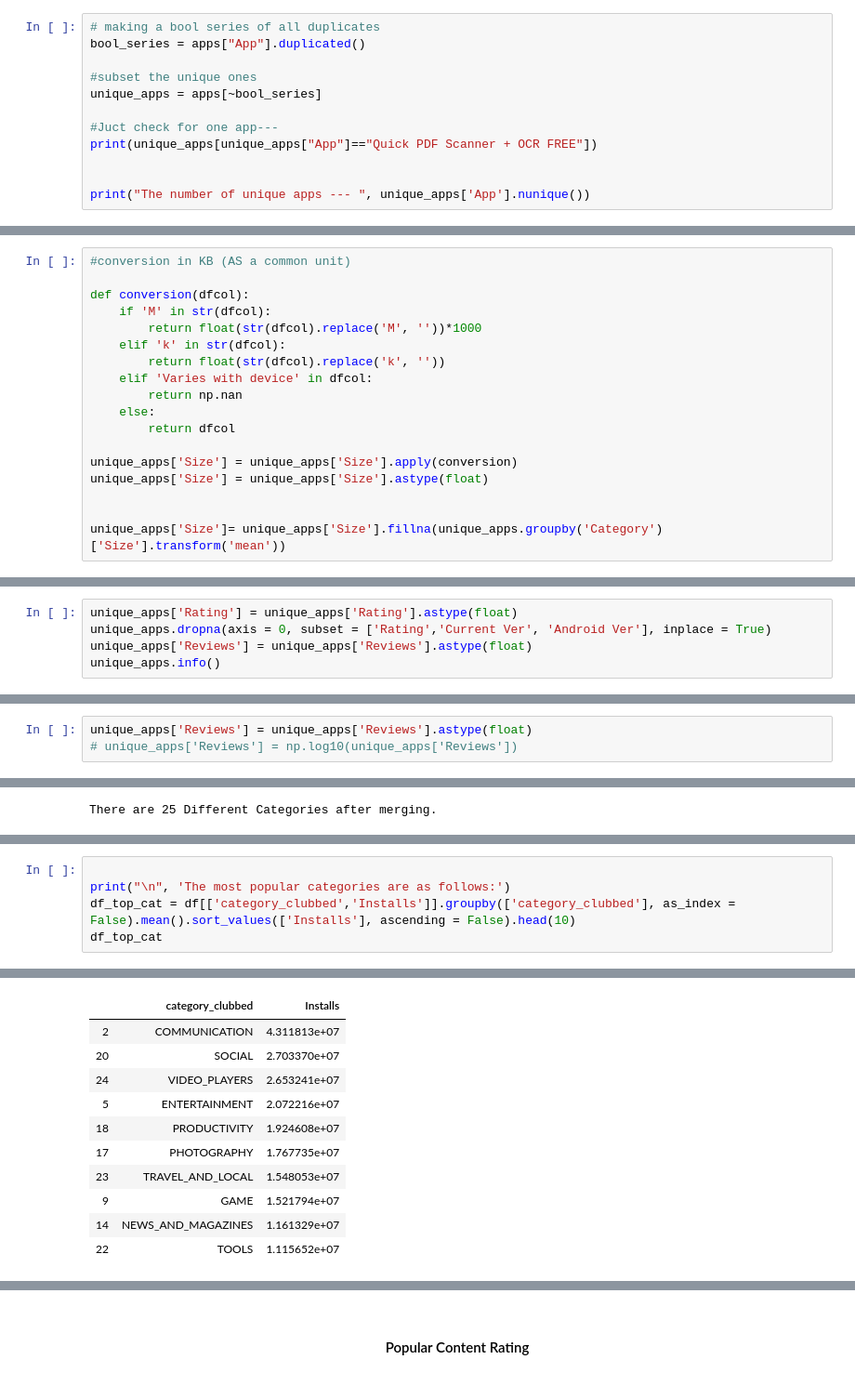
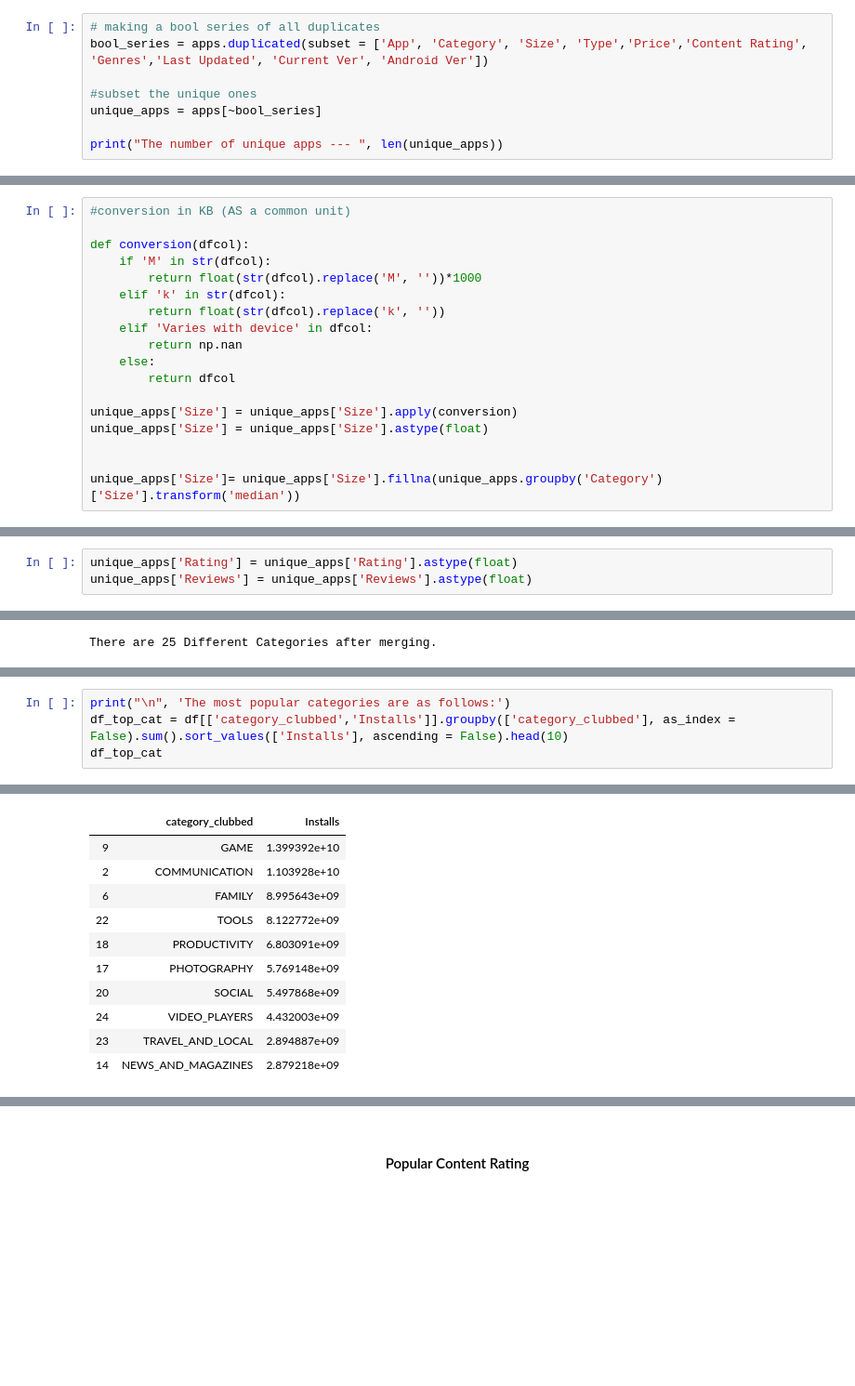
Before and after one commit to satarupa5/GooglePlayStore, a Jupyter notebook: EDA_Final.ipynb, the cells around one changed output, grey strips where cells are left out. Shown at 93% size. Drawn from its saved outputs; the diff is of its cells as text; blank space fills up the shorter version.

```diff
--- a/EDA_Final.ipynb
+++ b/EDA_Final.ipynb
@@ -121,14 +105,10 @@ The same app appears more than once in the data.We will get rid of those duplica
 <h1 style="text-align:Center;font-size:100%;;">Retaining unique instance of each app</h1>
 # %%
 # making a bool series of all duplicates
-bool_series = apps["App"].duplicated()
+bool_series = apps.duplicated(subset = ['App', 'Category', 'Size', 'Type','Price','Content Rating', 'Genres','Last Updated', 'Current Ver', 'Android Ver'])
 
 #subset the unique ones
 unique_apps = apps[~bool_series]
 
-#Juct check for one app---
-print(unique_apps[unique_apps["App"]=="Quick PDF Scanner + OCR FREE"])
-
-
-print("The number of unique apps --- ", unique_apps['App'].nunique())
+print("The number of unique apps --- ", len(unique_apps))
 # %% [output]
@@ -185,4 +162,4 @@ unique_apps['Size'] = unique_apps['Size'].apply(conversion)
 unique_apps['Size'] = unique_apps['Size'].astype(float)
 
 
-unique_apps['Size']= unique_apps['Size'].fillna(unique_apps.groupby('Category')['Size'].transform('mean'))
+unique_apps['Size']= unique_apps['Size'].fillna(unique_apps.groupby('Category')['Size'].transform('median'))
@@ -267,5 +223,3 @@ Let us delete the rows as, there are just two instances for the same.
 # %%
 unique_apps['Rating'] = unique_apps['Rating'].astype(float)
-unique_apps.dropna(axis = 0, subset = ['Rating','Current Ver', 'Android Ver'], inplace = True)
 unique_apps['Reviews'] = unique_apps['Reviews'].astype(float)
-unique_apps.info()
@@ -293,3 +225,0 @@ memory usage: 895.9+ KB
-# %%
-unique_apps['Reviews'] = unique_apps['Reviews'].astype(float)
-# unique_apps['Reviews'] = np.log10(unique_apps['Reviews'])
@@ -345,18 +294,17 @@ There are 25 Different Categories after merging.
 # %%
-
 print("\n", 'The most popular categories are as follows:')
-df_top_cat = df[['category_clubbed','Installs']].groupby(['category_clubbed'], as_index = False).mean().sort_values(['Installs'], ascending = False).head(10)
+df_top_cat = df[['category_clubbed','Installs']].groupby(['category_clubbed'], as_index = False).sum().sort_values(['Installs'], ascending = False).head(10)
 df_top_cat
 # %% [output]
  The most popular categories are as follows:
 |  | category_clubbed | Installs |
-| 2 | COMMUNICATION | 4.311813e+07 |
-| 20 | SOCIAL | 2.703370e+07 |
-| 24 | VIDEO_PLAYERS | 2.653241e+07 |
-| 5 | ENTERTAINMENT | 2.072216e+07 |
-| 18 | PRODUCTIVITY | 1.924608e+07 |
-| 17 | PHOTOGRAPHY | 1.767735e+07 |
-| 23 | TRAVEL_AND_LOCAL | 1.548053e+07 |
-| 9 | GAME | 1.521794e+07 |
-| 14 | NEWS_AND_MAGAZINES | 1.161329e+07 |
-| 22 | TOOLS | 1.115652e+07 |
+| 9 | GAME | 1.399392e+10 |
+| 2 | COMMUNICATION | 1.103928e+10 |
+| 6 | FAMILY | 8.995643e+09 |
+| 22 | TOOLS | 8.122772e+09 |
+| 18 | PRODUCTIVITY | 6.803091e+09 |
+| 17 | PHOTOGRAPHY | 5.769148e+09 |
+| 20 | SOCIAL | 5.497868e+09 |
+| 24 | VIDEO_PLAYERS | 4.432003e+09 |
+| 23 | TRAVEL_AND_LOCAL | 2.894887e+09 |
+| 14 | NEWS_AND_MAGAZINES | 2.879218e+09 |
```
Also changed, not shown: parts of 146 cells of this notebook.
